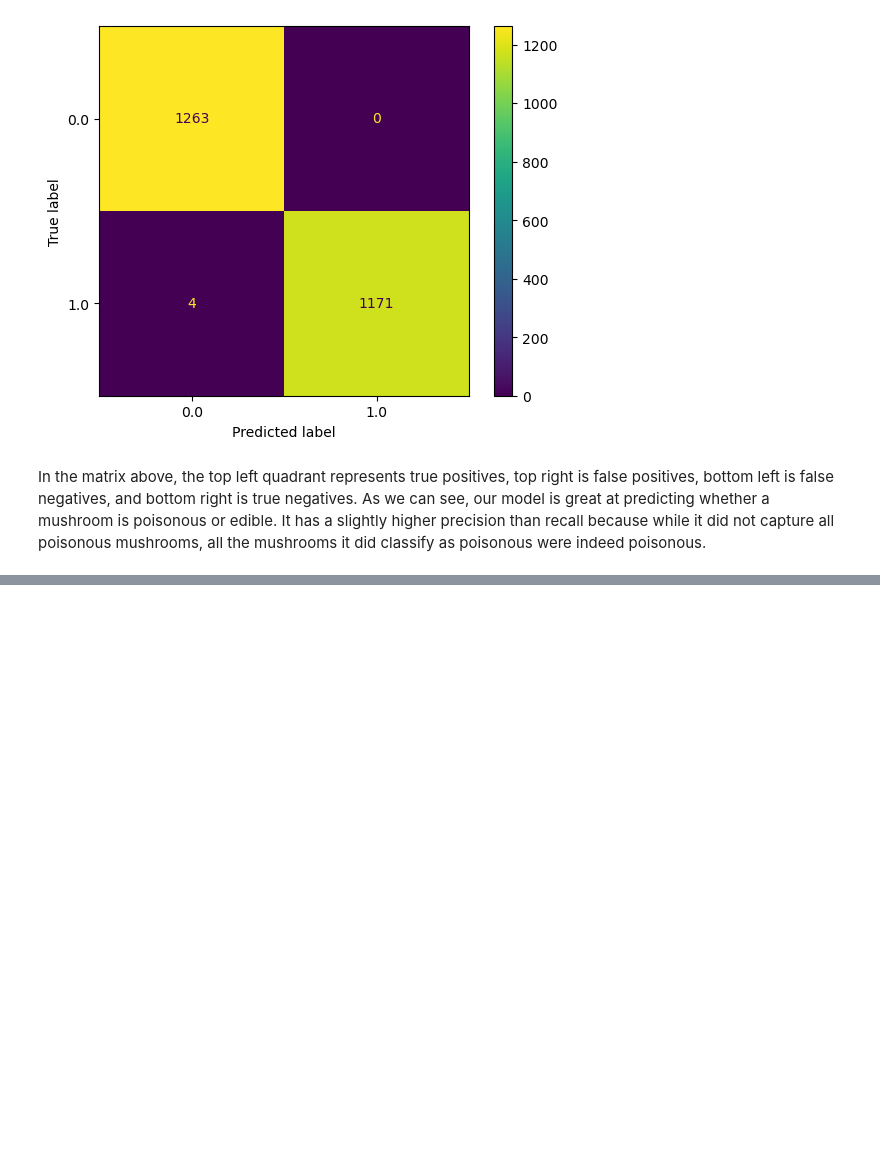
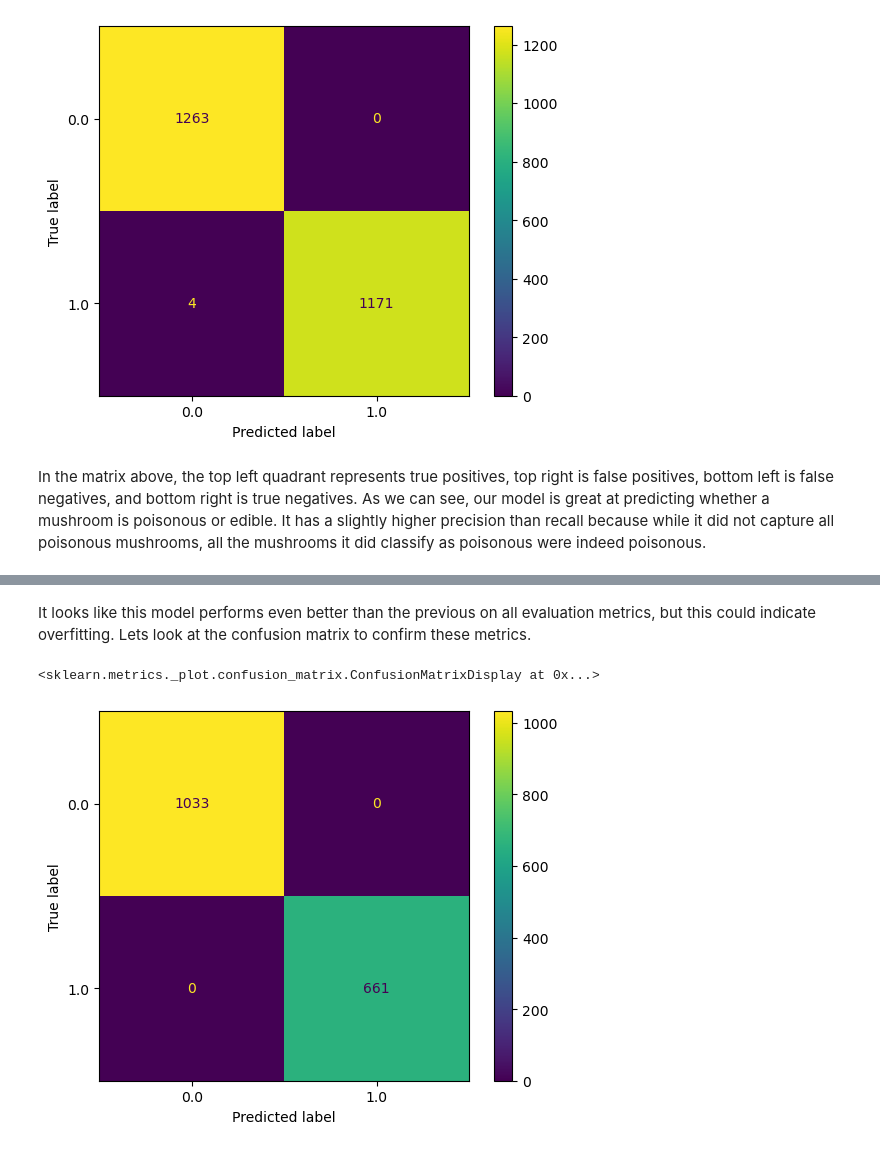
Before and after one commit to AlexVazquez19/mushroom-project, a Jupyter notebook: mushroom.ipynb, the cells around one changed output, grey strips where cells are left out. Cells and saved outputs as stored; diff of their text form; code cells hidden in the pictures; blank space fills up the shorter version.

Commit message:
Add alternative model comparison

```diff
--- a/mushroom.ipynb
+++ b/mushroom.ipynb
@@ -396,6 +396,9 @@ The `veil-type` column was successfully dropped as confirmed by the code output
 # Drop rows where 'stalk-root' is NaN
 df_dropped_rows = df_mushroom.dropna(subset=['stalk-root'])
 
+# Reset index after dropping rows
+df_dropped_rows = df_dropped_rows.reset_index(drop=True)
+
 # Drop the 'stalk-root' column entirely
 df_mushroom_clean = df_mushroom.drop(columns=['stalk-root'])
 # %% [markdown]
@@ -668,0 +760,28 @@ In the matrix above, the top left quadrant represents true positives, top right
+# %%
+# Build new logistic regression model
+model_2 = LogisticRegression(class_weight='balanced', random_state=19).fit(X_train_d, y_train_d)
+
+# Display the model's coefficients
+print("Model coefficients:", model_2.coef_)
+print("Intercept:", model_2.intercept_)
+
+# Make predictions on the test set
+y_pred_d = model_2.predict(X_test_d)
+
+# Calculate accuracy
+accuracy_d = metrics.accuracy_score(y_test_d, y_pred_d)
+
+# Calculate precision
+precision_d = metrics.precision_score(y_test_d, y_pred_d)
+
+# Calculate recall
+recall_d = metrics.recall_score(y_test_d, y_pred_d)
+
+# Calculate F1 score
+f1_d = metrics.f1_score(y_test_d, y_pred_d)
+
+# Print the results
+print(f"Accuracy: {accuracy_d:.4f}")
+print(f"Precision: {precision_d:.4f}")
+print(f"Recall: {recall_d:.4f}")
+print(f"F1 Score: {f1_d:.4f}")
@@ -668,0 +807,10 @@ In the matrix above, the top left quadrant represents true positives, top right
+# %% [markdown]
+It looks like this model performs even better than the previous on all evaluation metrics, but this could indicate overfitting. Lets look at the confusion matrix to confirm these metrics.
+# %%
+# Create and display the confusion matrix
+cm = metrics.confusion_matrix(y_test_d, y_pred_d, labels=model_2.classes_)
+disp = metrics.ConfusionMatrixDisplay(confusion_matrix=cm, display_labels=model_2.classes_)
+disp.plot()
+# %% [output]
+<sklearn.metrics._plot.confusion_matrix.ConfusionMatrixDisplay at 0x...>
+[figure, added]
```
Also changed, not shown: parts of 11 cells of this notebook.
